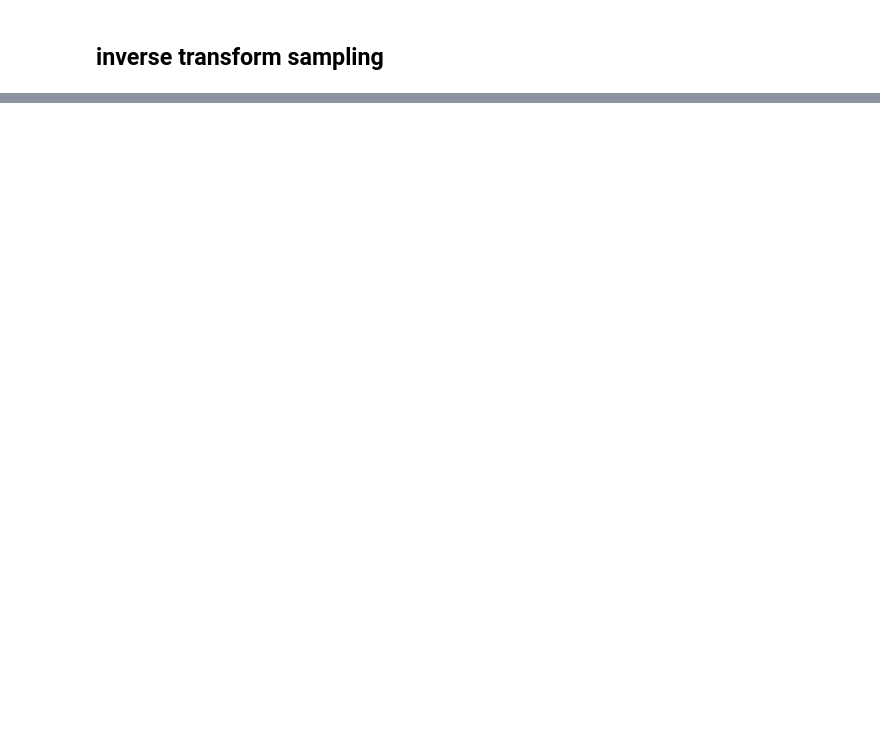
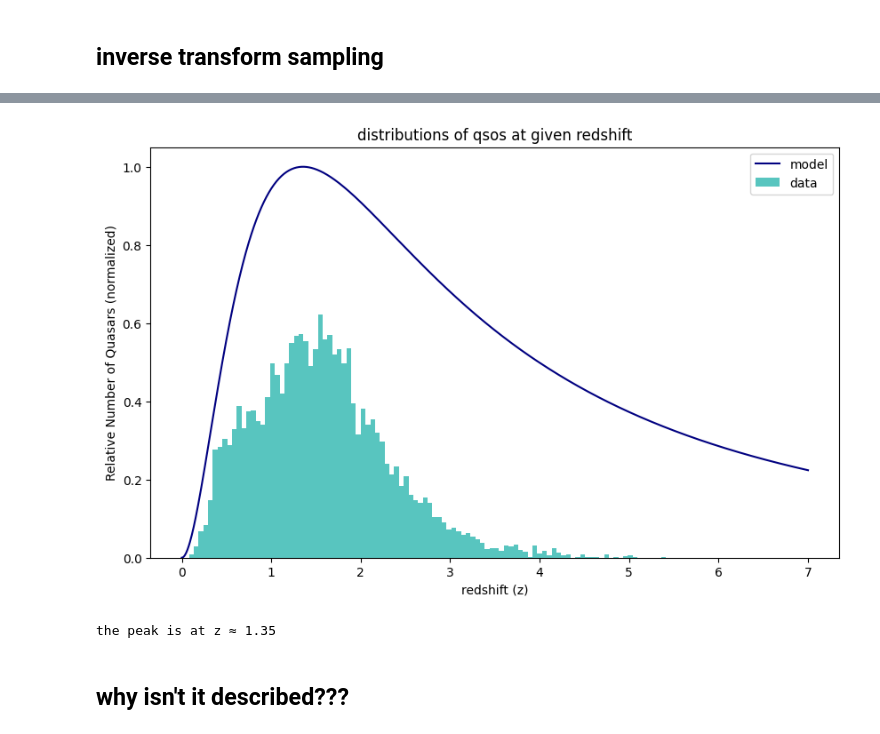
Before and after one commit to malvibellotti/astrostatistics_bicocca_2024, a Jupyter notebook: working/lecture_4_SDSS.ipynb, the cells around one changed output, grey strips where cells are left out. Cells and saved outputs as stored; diff of their text form; code cells hidden in the pictures; blank space fills up the shorter version.

```diff
--- a/working/lecture_4_SDSS.ipynb
+++ b/working/lecture_4_SDSS.ipynb
@@ -181,0 +202,35 @@ samples = inverse_cdf(u)
+# %%
+def N_dz(z):
+    """
+    Number of quasars per dz (redshift interval). We are assuming constant comoving density
+    """
+    dVc_dz = astropy.cosmology.Planck18.differential_comoving_volume(z)
+    return dVc_dz / (1 + z)
+
+# Calculate the distribution
+z_lin = np.linspace(0, 7, 1000)
+N_values = [N_dz(z).value for z in z_lin]
+
+# Normalize the distribution
+N_values = N_values / np.max(N_values)
+
+# Plot the results
+plt.figure(figsize=(10, 6))
+plt.plot(z_lin, N_values, label = "model", color = "navy")
+plt.xlabel('redshift (z)')
+plt.ylabel('Relative Number of Quasars (normalized)')
+plt.title('distributions of qsos at given redshift')
+
+plt.hist(z, n_bins, density = True, color = "lightseagreen", alpha = 0.75, label = "data")
+
+plt.legend()
+plt.show()
+
+# Find the peak of the distribution
+peak_z = z_lin[np.argmax(N_values)]
+print(f"the peak is at z ≈ {peak_z:.2f}")
+# %% [output]
+[figure, added]
+the peak is at z ≈ 1.35
+# %% [markdown]
+## why isn't it described???
```
Also changed, not shown: parts of 7 cells of this notebook.
